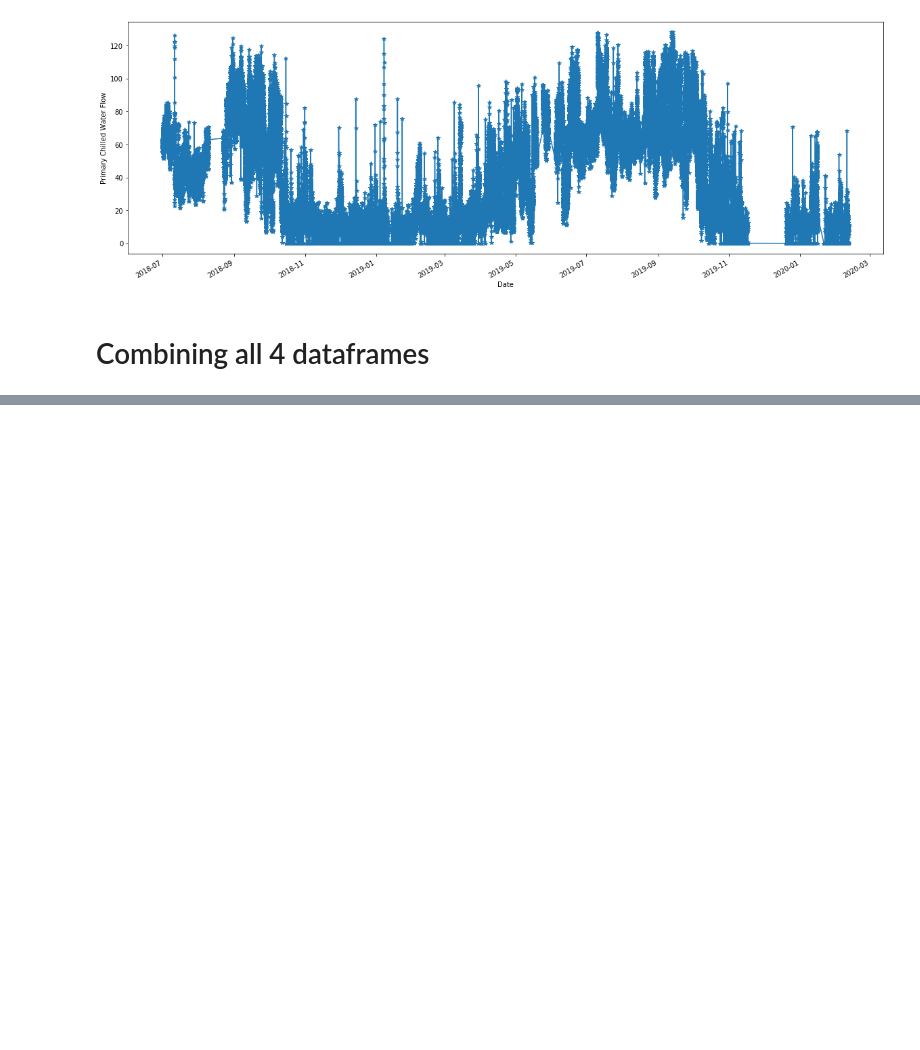
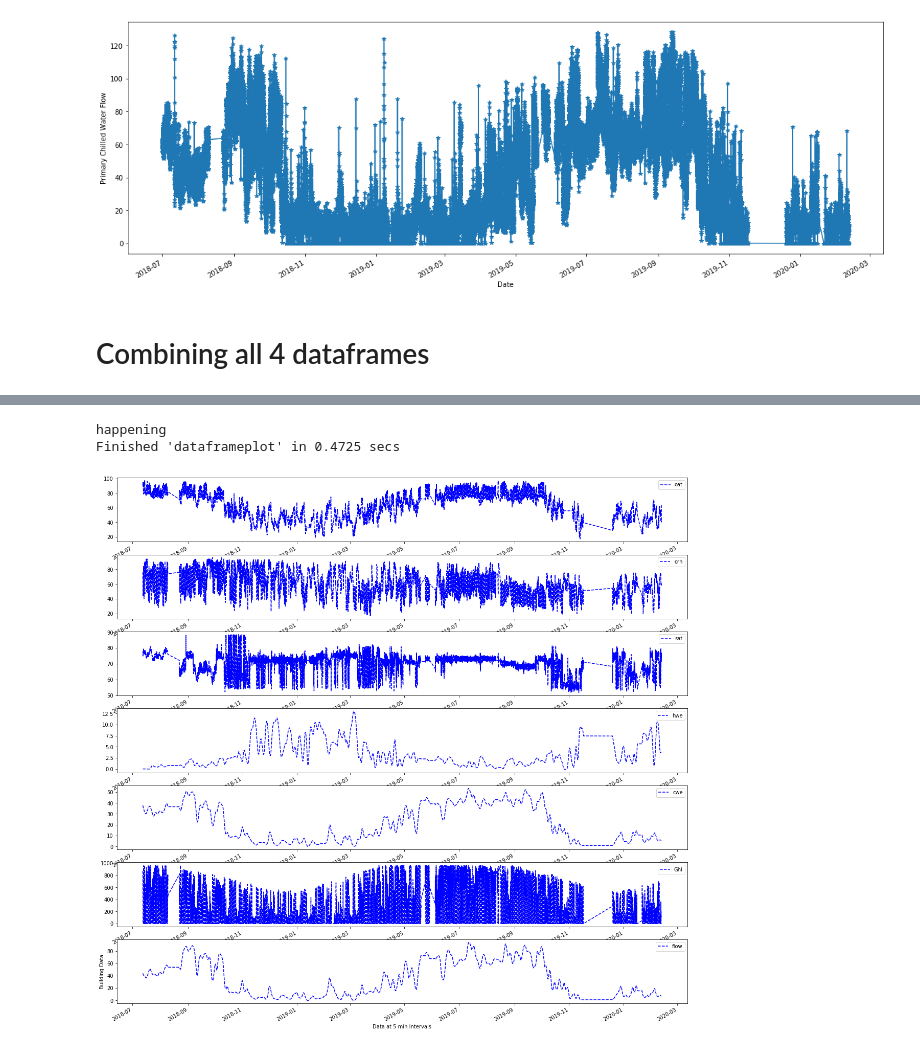
Before and after one commit to AvisekNaug/CDC2020, a Jupyter notebook: notebooks/Raw Data Processing.ipynb, the cells around one changed output, grey strips where cells are left out. Cells and saved outputs as stored; diff of their text form; code cells hidden in the pictures; blank space fills up the shorter version.

```diff
--- a/notebooks/Raw Data Processing.ipynb
+++ b/notebooks/Raw Data Processing.ipynb
@@ -310,0 +360,18 @@ df.to_pickle('../data/processed/buildingdata.pkl')
+# %%
+# smooth the hwe and cwe
+df_smoothed = dp.dfsmoothing(
+    df,
+    column_names=['cwe', 'hwe', 'flow'],
+    Wn=0.0015
+)
+
+dp.dataframeplot(df=df_smoothed,
+                 style='-',
+                 xlabel='Data at 5 min intervals',
+                 ylabel='Building Data',
+                 legend=True,
+                 lazy=False)
+# %% [output]
+happening
+Finished 'dataframeplot' in 0.4725 secs
+[figure, added]
```
Also changed, not shown: parts of 9 cells of this notebook, 1 other file.
